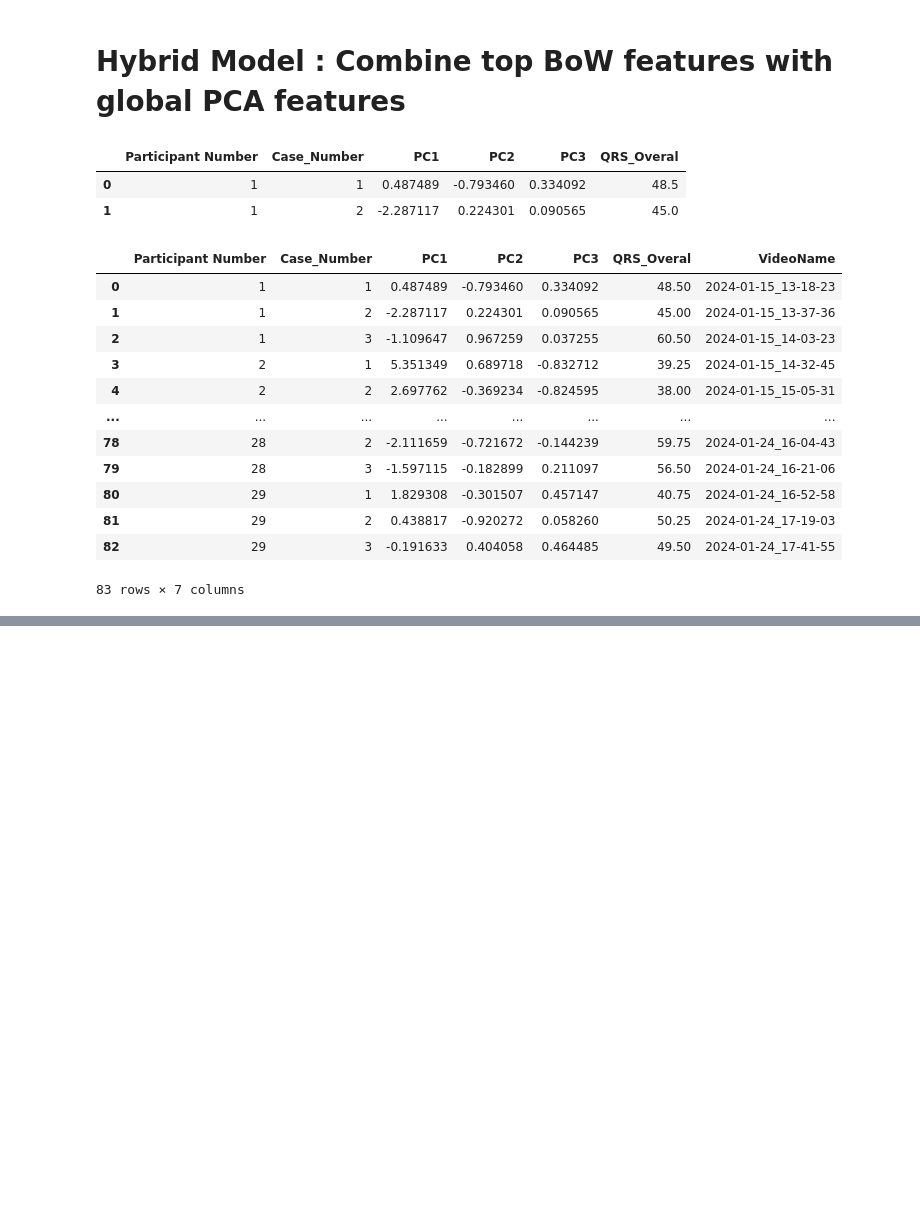
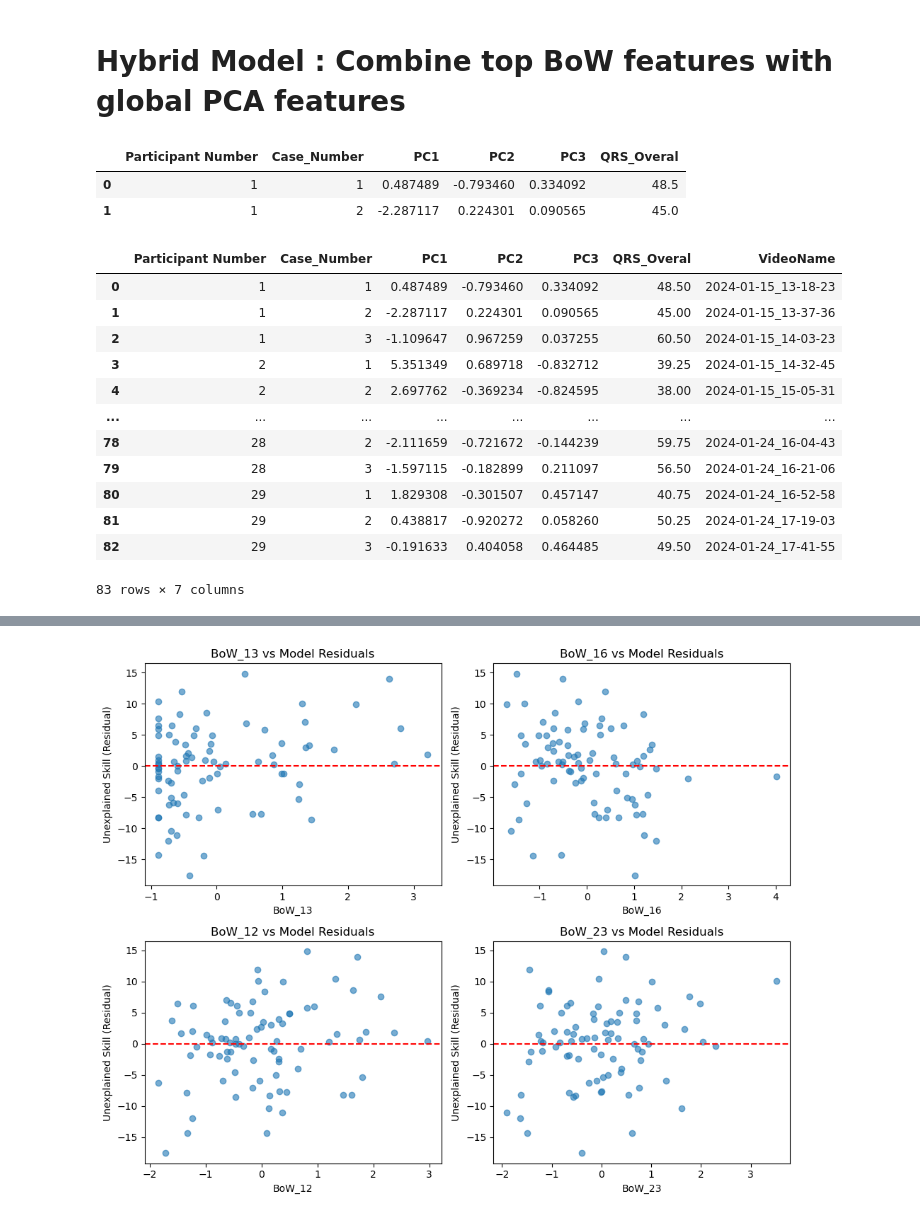
Before and after one commit to FinnWeikert/master-project, a Jupyter notebook: notebooks/crafted_window_features.ipynb, the cells around one changed output, grey strips where cells are left out. Cells and saved outputs as stored; diff of their text form; code cells hidden in the pictures; blank space fills up the shorter version.

```diff
--- a/notebooks/crafted_window_features.ipynb
+++ b/notebooks/crafted_window_features.ipynb
@@ -563,0 +612,63 @@ See the caveats in the documentation: https://pandas.pydata.org/pandas-docs/stab
+# %%
+from sklearn.linear_model import Ridge
+from scipy.stats import pearsonr
+
+def residual_analysis(df, base_feature, candidate_features, target='QRS_Overal'):
+    """
+    Analyzes if candidate features explain the variance that the base_feature misses.
+    """
+    df_clean = df.copy().dropna(subset=[base_feature, target] + candidate_features)
+
+    # 1. Train Base Model (Translational only)
+    # We use LOSO (Leave-One-Subject-Out) to get 'fair' residuals
+    participants = df_clean['SurgeonID'].unique()
+    df_clean['base_residuals'] = 0.0
+
+    for p in participants:
+        train = df_clean[df_clean['SurgeonID'] != p]
+        test = df_clean[df_clean['SurgeonID'] == p]
+
+        # Simple Linear Regression (or Ridge) for the base model
+        X_train = train[[base_feature]]
+        y_train = train[target]
+
+        model = Ridge(alpha=0.5)
+        model.fit(X_train, y_train)
+
+        # Calculate Residuals: (Actual - Predicted)
+        # Positive residual means the surgeon performed better than their path length suggests
+        # Negative residual means they were worse than their path length suggests
+        preds = model.predict(test[[base_feature]])
+        df_clean.loc[test.index, 'base_residuals'] = test[target].values - preds
+
+    # 2. Correlate New Features with the Residuals
+    print(f"--- Correlation with Residuals (Base: {base_feature}) ---")
+    results = []
+    for feat in candidate_features:
+        r, p = pearsonr(df_clean[feat], df_clean['base_residuals'])
+        scor_r, scor_p = pearsonr(df_clean[feat], df_clean[target])
+        results.append({'Feature': feat, 'Resid_Corr': r, 'p-value': p, 'Score_Corr': scor_r, 'Score_p-value': scor_p})
+
+    res_df = pd.DataFrame(results).sort_values('Resid_Corr', ascending=False)
+    print(res_df)
+
+    top_feats = res_df.sort_values('Resid_Corr', key=lambda x: x.abs(), ascending=False).head(4)['Feature'].tolist()
+
+    # 3. Visualization
+    plt.figure(figsize=(10, 8))
+    for i, feat in enumerate(top_feats): # Plot top 2
+        plt.subplot(2, 2, i+1)
+        plt.scatter(df_clean[feat], df_clean['base_residuals'], alpha=0.6)
+        plt.axhline(0, color='red', linestyle='--')
+        plt.title(f"{feat} vs Model Residuals")
+        plt.xlabel(feat)
+        plt.ylabel("Unexplained Skill (Residual)")
+    plt.tight_layout()
+    plt.show()
+
+    return res_df
+
+# Example Usage:
+new_candidates = ['PC1', 'PC2', 'PC3'] + ['BoW_16', 'BoW_2', 'BoW_3', 'BoW_23', 'BoW_25', 'BoW_29', 'BoW_24', 'BoW_17', 'BoW_10', 'BoW_12', 'BoW_28', 'BoW_13']
+analysis_results = residual_analysis(merged_feature_df, 'PC1', new_candidates)
+# %% [output]
@@ -564,3 +692,4 @@ See the caveats in the documentation: https://pandas.pydata.org/pandas-docs/stab
+[figure, added]
 # %%
 import pandas as pd
 import numpy as np
```
Also changed, not shown: parts of 18 cells of this notebook, 15 other files.
